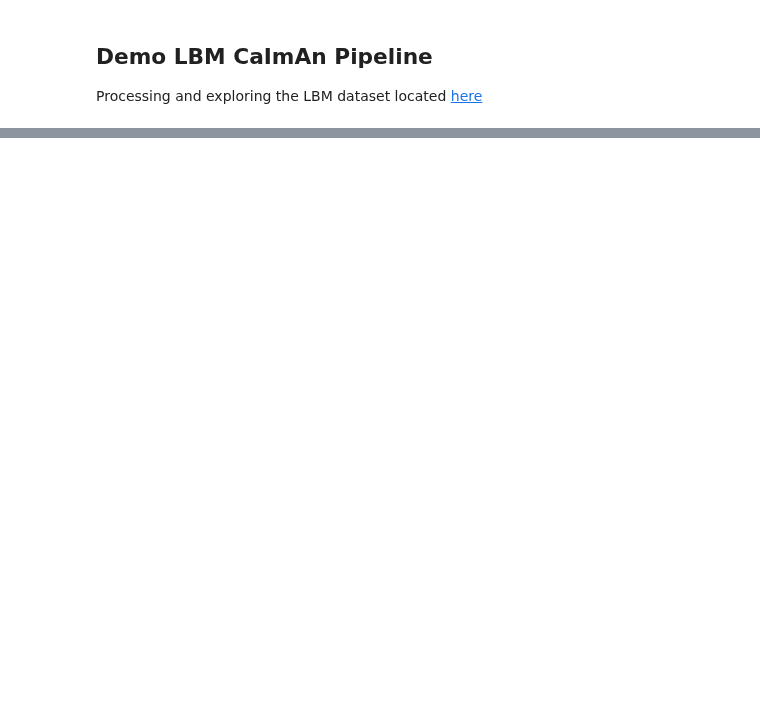
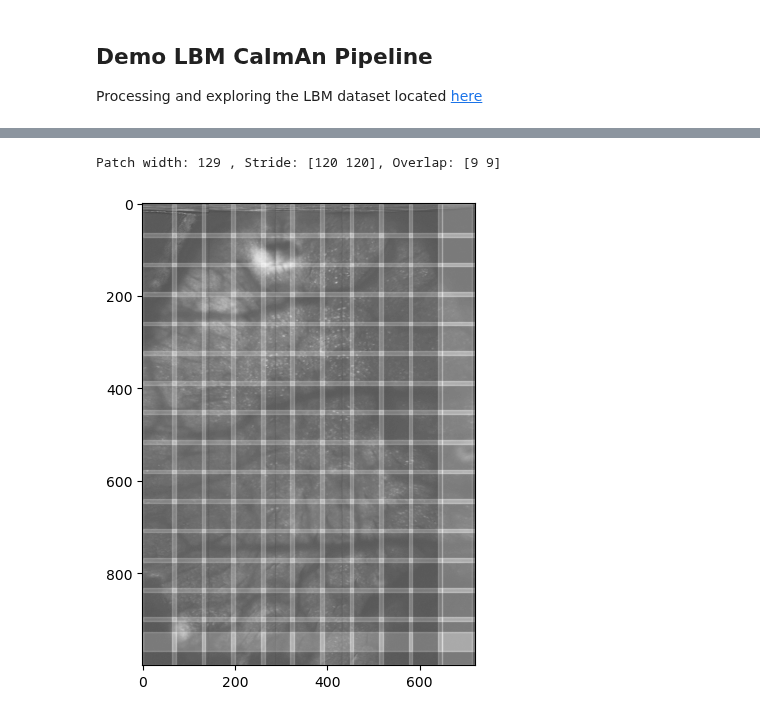
Before and after one commit to MillerBrainObservatory/LBM-CaImAn-Python, a Jupyter notebook: demos/render/demo_pipeline.ipynb, the cells around one changed output, grey strips where cells are left out. Saved outputs shown, nothing was run; the diff lists cells and outputs as text; code cells hidden in the pictures; blank space fills up the shorter version.

```diff
--- a/demos/render/demo_pipeline.ipynb
+++ b/demos/render/demo_pipeline.ipynb
@@ -378,0 +144,6 @@ ValueError: dimension mismatch
+# %%
+params['main']['K'] = 30
+# %%
+df.caiman.add_item(algo='cnmf', input_movie_path=df.iloc[-1], params=params, item_name='cnmf')
+# %%
+df.iloc[-1].caiman.run()
@@ -378,0 +184,15 @@ ValueError: dimension mismatch
+# %%
+from caiman.utils.visualization import view_quilt
+cnmf_model = df.iloc[-1].cnmf.get_output()
+cnmf_patch_width = cnmf_model.params.patch['rf']*2 + 1
+cnmf_patch_overlap = cnmf_model.params.patch['stride'] + 1
+cnmf_patch_stride = cnmf_patch_width - cnmf_patch_overlap
+print(f'Patch width: {cnmf_patch_width} , Stride: {cnmf_patch_stride}, Overlap: {cnmf_patch_overlap}');
+# %% [output]
+Patch width: 129 , Stride: [120 120], Overlap: [9 9]
+# %%
+# plot the patches
+corr = df.iloc[-1].caiman.get_corr_image()
+patch_ax = view_quilt(corr,  cnmf_model.params.patch['rf'],  cnmf_model.params.patch['stride'][0]);
+# %% [output]
+[figure, added]
```
Also changed, not shown: parts of 37 cells of this notebook, 5 other files.
